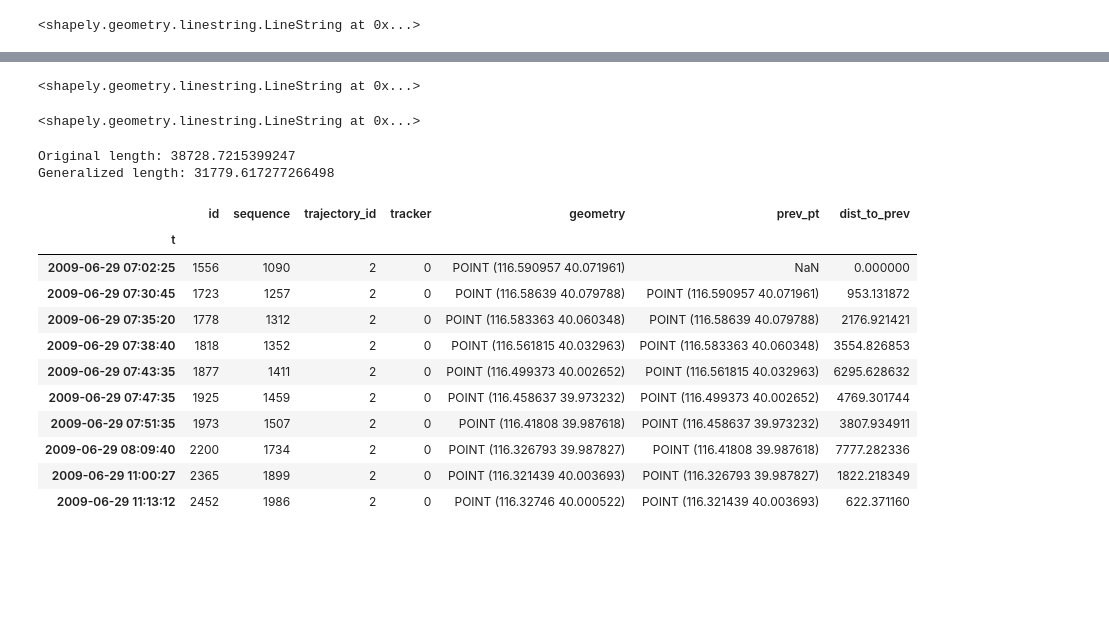
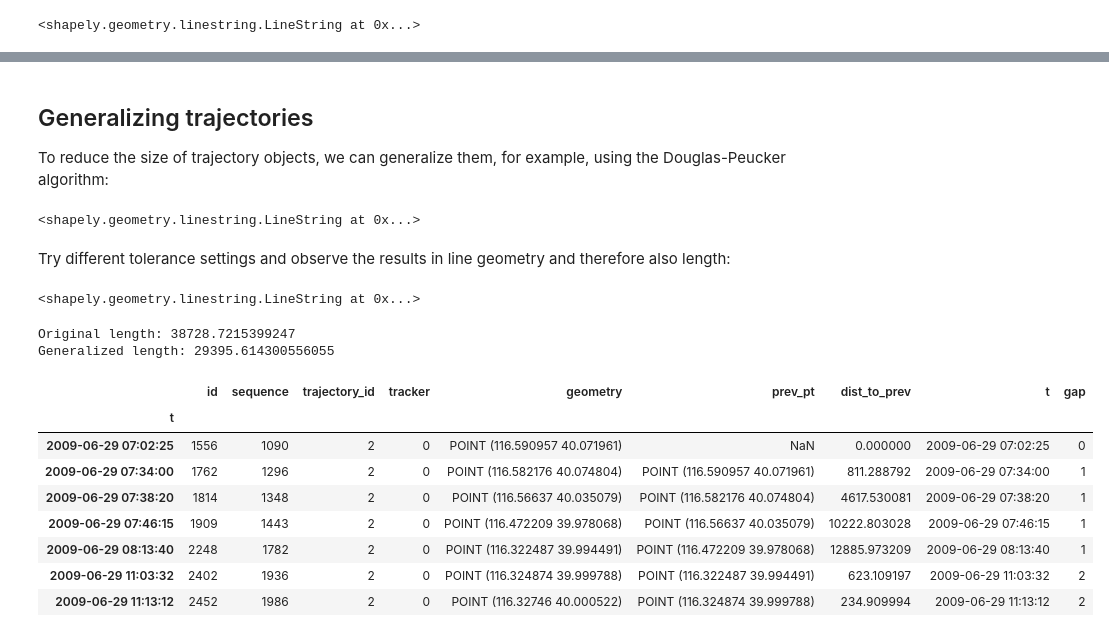
Before and after one commit to movingpandas/movingpandas, a Jupyter notebook: getting_started.ipynb, the cells around one changed output, grey strips where cells are left out. Saved outputs shown, nothing was run; the diff lists cells and outputs as text; code cells hidden in the pictures; blank space fills up the shorter version.

```diff
--- a/getting_started.ipynb
+++ b/getting_started.ipynb
@@ -156 +179,5 @@ intersections[2].to_linestring()
+# %% [markdown]
+## Generalizing trajectories
+
+To reduce the size of trajectory objects, we can generalize them, for example, using the Douglas-Peucker algorithm:
 # %%
@@ -159,28 +185,27 @@ traj.to_linestring()
 # %% [output]
 <shapely.geometry.linestring.LineString at 0x...>
+# %% [markdown]
+Try different tolerance settings and observe the results in line geometry and therefore also length:
 # %%
-new_traj = traj.generalize(mode='douglas-peucker', tolerance=0.005)
-new_traj.to_linestring()
+generalized_traj = trajectories[1].generalize(mode='douglas-peucker', tolerance=0.01)
+generalized_traj.to_linestring()
 # %% [output]
 <shapely.geometry.linestring.LineString at 0x...>
 # %%
-print('Original length: %s'%(traj.get_length()))
-print('Generalized length: %s'%(new_traj.get_length()))
+print('Original length: %s'%(trajectories[1].get_length()))
+print('Generalized length: %s'%(generalized_traj.get_length()))
 # %% [output]
 Original length: 38728.7215399247
-Generalized length: 31779.617277266498
+Generalized length: 29395.614300556055
 # %%
-new_traj.df
+generalized_traj.df
 # %% [output]
-|  | id | sequence | trajectory_id | tracker | geometry | prev_pt | dist_to_prev |
-| t |  |  |  |  |  |  |  |
-| 2009-06-29 07:02:25 | 1556 | 1090 | 2 | 0 | POINT (116.590957 40.071961) | NaN | 0.000000 |
-| 2009-06-29 07:30:45 | 1723 | 1257 | 2 | 0 | POINT (116.58639 40.079788) | POINT (116.590957 40.071961) | 953.131872 |
-| 2009-06-29 07:35:20 | 1778 | 1312 | 2 | 0 | POINT (116.583363 40.060348) | POINT (116.58639 40.079788) | 2176.921421 |
-| 2009-06-29 07:38:40 | 1818 | 1352 | 2 | 0 | POINT (116.561815 40.032963) | POINT (116.583363 40.060348) | 3554.826853 |
-| 2009-06-29 07:43:35 | 1877 | 1411 | 2 | 0 | POINT (116.499373 40.002652) | POINT (116.561815 40.032963) | 6295.628632 |
-| 2009-06-29 07:47:35 | 1925 | 1459 | 2 | 0 | POINT (116.458637 39.973232) | POINT (116.499373 40.002652) | 4769.301744 |
-| 2009-06-29 07:51:35 | 1973 | 1507 | 2 | 0 | POINT (116.41808 39.987618) | POINT (116.458637 39.973232) | 3807.934911 |
-| 2009-06-29 08:09:40 | 2200 | 1734 | 2 | 0 | POINT (116.326793 39.987827) | POINT (116.41808 39.987618) | 7777.282336 |
-| 2009-06-29 11:00:27 | 2365 | 1899 | 2 | 0 | POINT (116.321439 40.003693) | POINT (116.326793 39.987827) | 1822.218349 |
-| 2009-06-29 11:13:12 | 2452 | 1986 | 2 | 0 | POINT (116.32746 40.000522) | POINT (116.321439 40.003693) | 622.371160 |
+|  | id | sequence | trajectory_id | tracker | geometry | prev_pt | dist_to_prev | t | gap |
+| t |  |  |  |  |  |  |  |  |  |
+| 2009-06-29 07:02:25 | 1556 | 1090 | 2 | 0 | POINT (116.590957 40.071961) | NaN | 0.000000 | 2009-06-29 07:02:25 | 0 |
+| 2009-06-29 07:34:00 | 1762 | 1296 | 2 | 0 | POINT (116.582176 40.074804) | POINT (116.590957 40.071961) | 811.288792 | 2009-06-29 07:34:00 | 1 |
+| 2009-06-29 07:38:20 | 1814 | 1348 | 2 | 0 | POINT (116.56637 40.035079) | POINT (116.582176 40.074804) | 4617.530081 | 2009-06-29 07:38:20 | 1 |
+| 2009-06-29 07:46:15 | 1909 | 1443 | 2 | 0 | POINT (116.472209 39.978068) | POINT (116.56637 40.035079) | 10222.803028 | 2009-06-29 07:46:15 | 1 |
+| 2009-06-29 08:13:40 | 2248 | 1782 | 2 | 0 | POINT (116.322487 39.994491) | POINT (116.472209 39.978068) | 12885.973209 | 2009-06-29 08:13:40 | 1 |
+| 2009-06-29 11:03:32 | 2402 | 1936 | 2 | 0 | POINT (116.324874 39.999788) | POINT (116.322487 39.994491) | 623.109197 | 2009-06-29 11:03:32 | 2 |
+| 2009-06-29 11:13:12 | 2452 | 1986 | 2 | 0 | POINT (116.32746 40.000522) | POINT (116.324874 39.999788) | 234.909994 | 2009-06-29 11:13:12 | 2 |
```
Also changed, not shown: parts of 14 cells of this notebook.
